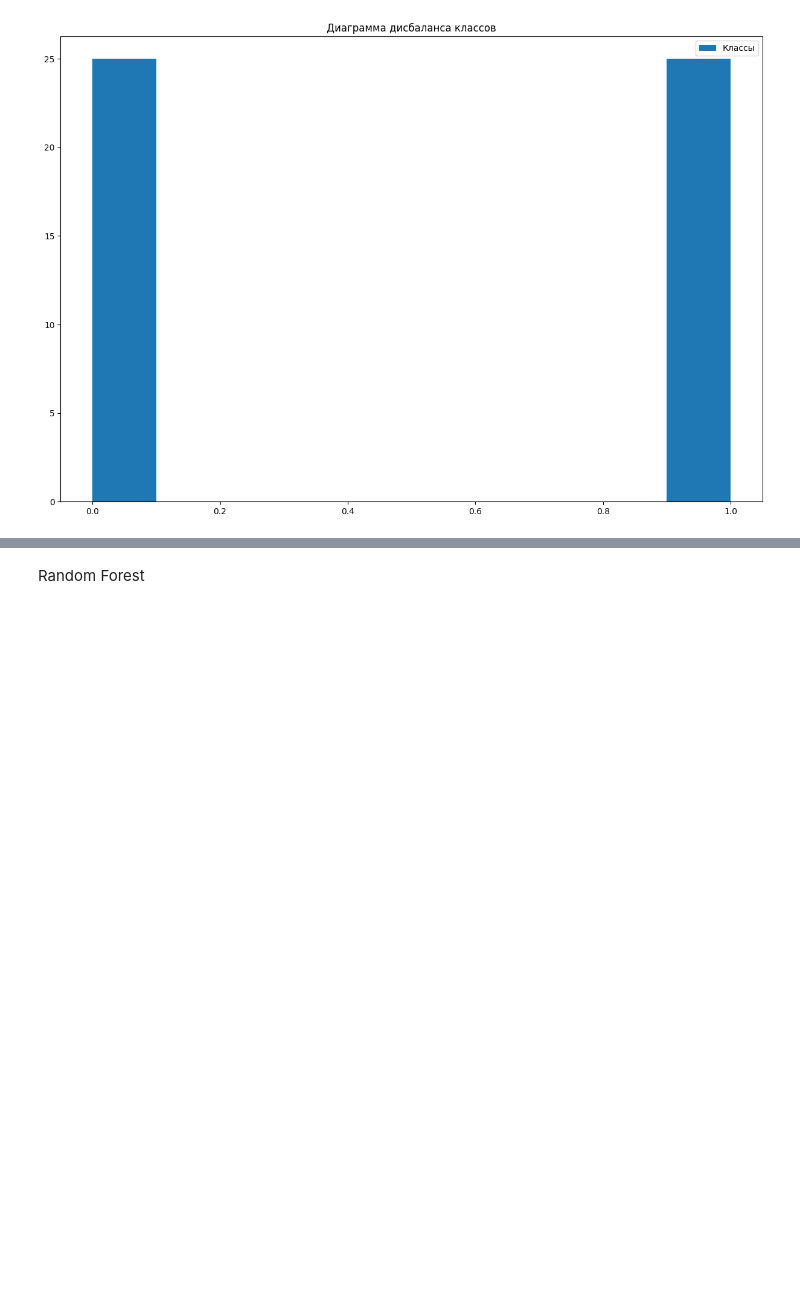
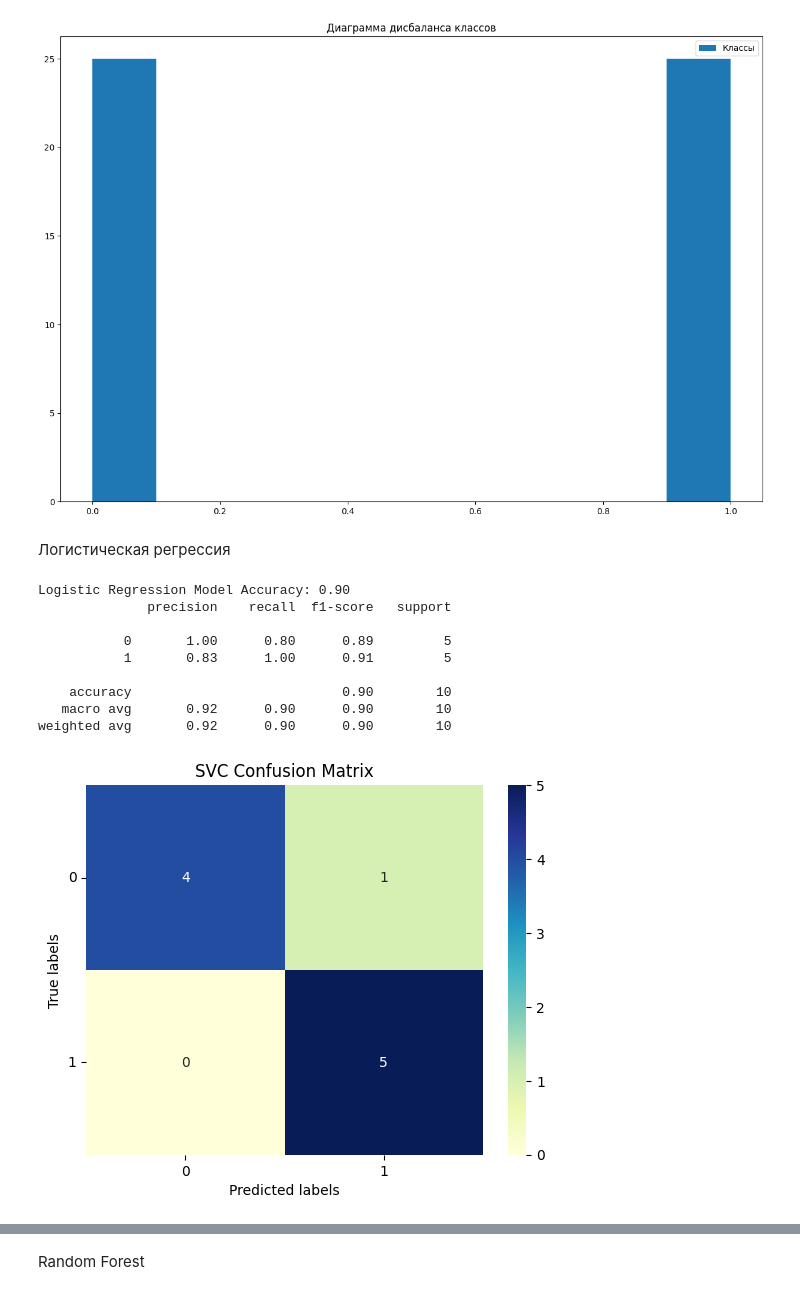
Before and after one commit to Yanapple/Predicting-prostate-cancer-recurrence-after-surgical-treatment, a Jupyter notebook: Python/models.ipynb, the cells around one changed output, grey strips where cells are left out. Drawn from its saved outputs; the diff is of its cells as text; code cells hidden in the pictures; blank space fills up the shorter version.

```diff
--- a/Python/models.ipynb
+++ b/Python/models.ipynb
@@ -84,0 +94,36 @@ plt.show()
+# %% [markdown]
+Логистическая регрессия
+# %%
+# Создаём модель логистической регрессии
+log_reg = LogisticRegression(max_iter=1000)
+log_reg.fit(X_train, y_train)
+
+# Предсказываем статус пациентов и считаем точность
+y_pred = log_reg.predict(X_test)
+score = log_reg.score(X_test, y_test)
+# Выводим отчёт
+print(f"\nLogistic Regression Model Accuracy: {score:.2f}")
+print(classification_report(y_test, y_pred))
+
+# Создаём график матрицы ошибок
+cm_lr = confusion_matrix(y_test, y_pred)
+
+ax = plt.subplot()
+sns.heatmap(cm_lr, annot=True, ax = ax, fmt='g', cmap='YlGnBu')
+
+ax.set_xlabel('Predicted labels')
+ax.set_ylabel('True labels')
+ax.set_title('SVC Confusion Matrix')
+ax.xaxis.set_ticklabels(df['status'].unique())
+ax.yaxis.set_ticklabels(df['status'].unique(), rotation=360);
+# %% [output]
+Logistic Regression Model Accuracy: 0.90
+              precision    recall  f1-score   support
+
+           0       1.00      0.80      0.89         5
+           1       0.83      1.00      0.91         5
+
+    accuracy                           0.90        10
+   macro avg       0.92      0.90      0.90        10
+weighted avg       0.92      0.90      0.90        10
+[figure, added]
```
Also changed, not shown: parts of 5 cells of this notebook.
